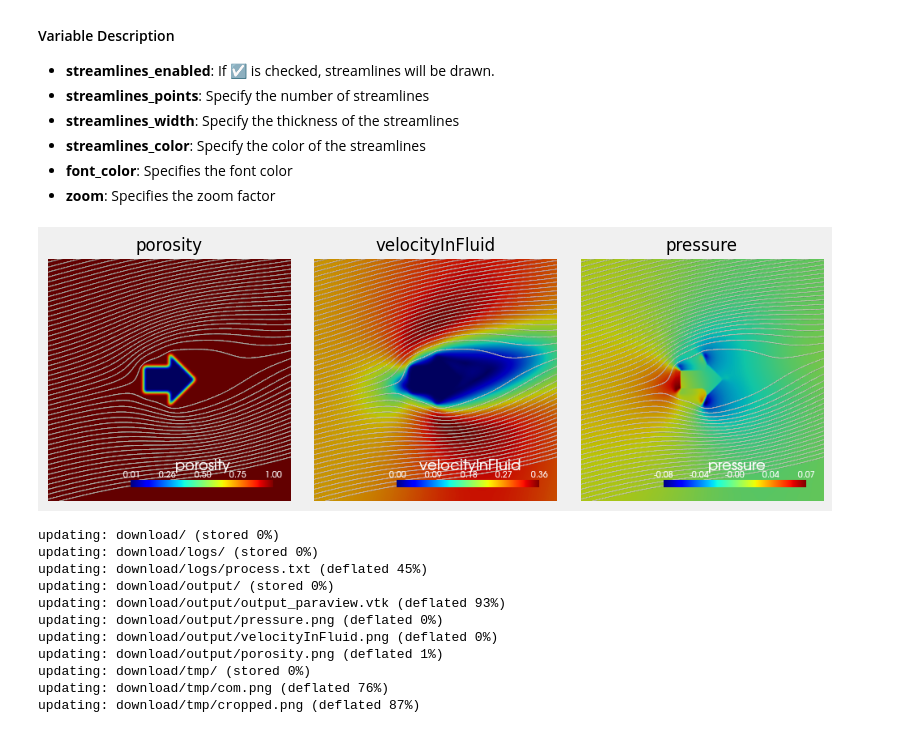
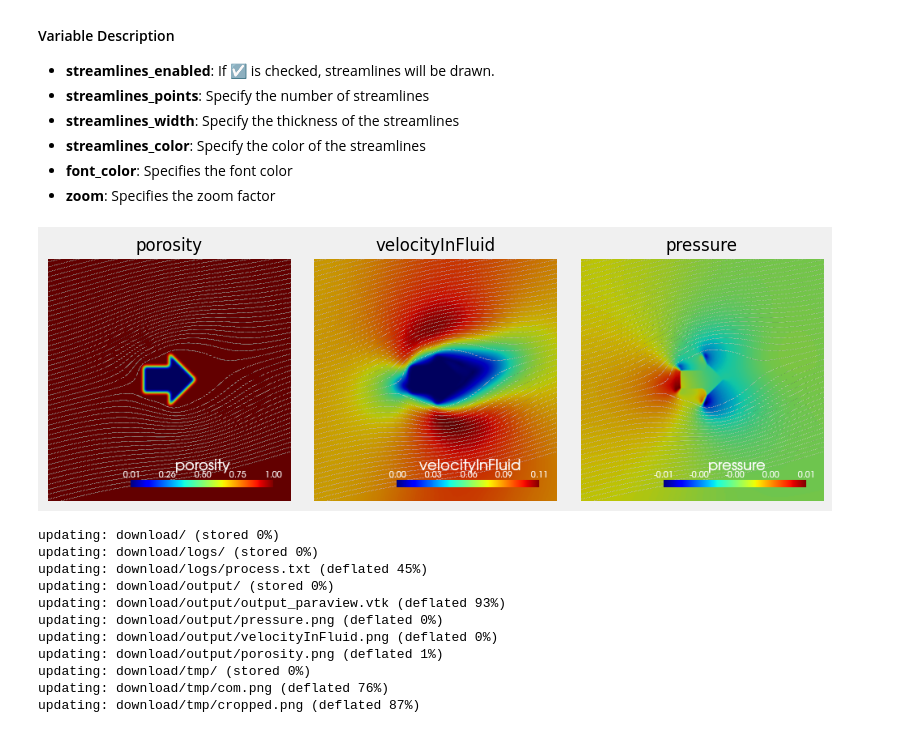
Before and after one commit to nobu-n2002/PixelNote, a Jupyter notebook: PixelNote.ipynb, the cells around one changed output. Saved outputs shown, nothing was run; the diff lists cells and outputs as text; code cells hidden in the pictures.

```diff
--- a/PixelNote.ipynb
+++ b/PixelNote.ipynb
@@ -1791,7 +1720,7 @@ def create_plotter(mesh, scalar_field, streamline_params):
 
     return pl, streamlines
 
-streamlines_point = max(width, height)
+streamlines_point = min(width, height)
 streamlines_enabled = True  # @param {type:"boolean"}
 streamlines_points = 51 #@param {type:"integer"}
 streamlines_width = 0.015 #@param {type:"raw"}
@@ -1805,34 +1734,34 @@ mesh = pv.read('/content/output/output_paraview.vtk')
 parameters = ["porosity", "velocityInFluid", "pressure"]
 
 # Streamline parameters
 l = streamlines_point
 streamline_params = {
     "enabled": streamlines_enabled,
     "start_point": (-l / 2, -l / 2, 0),
     "end_point": (-l / 2, l / 2, 0),
     "n_points": streamlines_points,
     "max_time": 100.0,
     "width": streamlines_width,
     "color": streamlines_color
 }
 
 # Display images side by side using subplot
 fig, axs = plt.subplots(1, 3, figsize=(10, 5))
 index = 0
 for param in parameters:
     file_path_render = f'/content/output/{param}.png'
     plotter, streamlines = create_plotter(mesh, param, streamline_params)
     plotter.screenshot(file_path_render)
     axs[index].imshow(cv2.cvtColor(cv2.imread(file_path_render), cv2.COLOR_BGR2RGB))
     axs[index].set_title(f'{param}')
     axs[index].axis('off')
     index += 1
 
 fig.patch.set_facecolor('#F0F0F0')
 plt.subplots_adjust(wspace=0.1)
 plt.show()
 # %% [output]
-[figure, old version]
+[figure, new version]
 # %%
 # @title Zip output file for download
 %mkdir -p download
```
Also changed, not shown: parts of 6 cells of this notebook.
